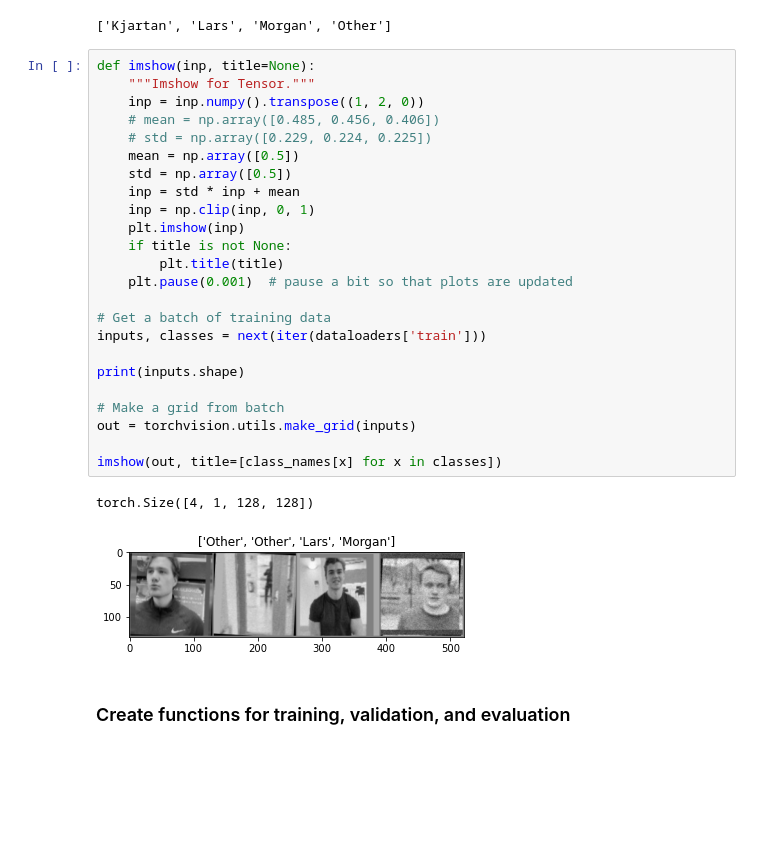
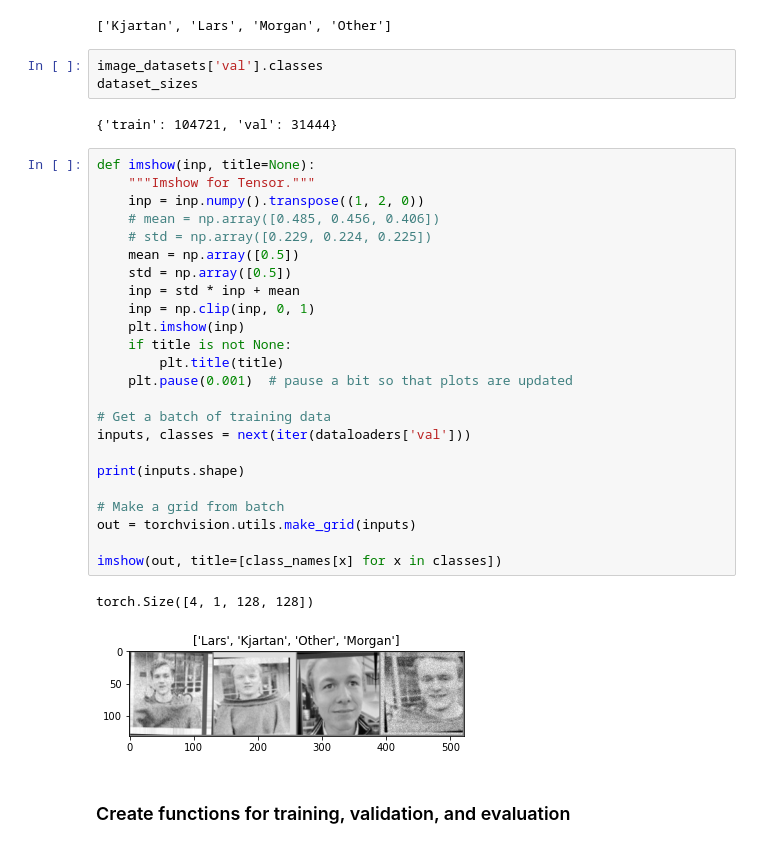
Before and after one commit to Neuralwood-Net/face-recognizer-9000, a Jupyter notebook: notebooks/train-v11_11.ipynb, the cells around one changed output. Cells and saved outputs as stored; diff of their text form; blank space fills up the shorter version.

```diff
--- a/notebooks/train-v11_11.ipynb
+++ b/notebooks/train-v11_11.ipynb
@@ -112,33 +112,38 @@ class_names = image_datasets['train'].classes
 class_names
 # %% [output]
 ['Kjartan', 'Lars', 'Morgan', 'Other']
+# %%
+image_datasets['val'].classes
+dataset_sizes
+# %% [output]
+{'train': 104721, 'val': 31444}
 # %%
 def imshow(inp, title=None):
     """Imshow for Tensor."""
     inp = inp.numpy().transpose((1, 2, 0))
     # mean = np.array([0.485, 0.456, 0.406])
     # std = np.array([0.229, 0.224, 0.225])
     mean = np.array([0.5])
     std = np.array([0.5])
     inp = std * inp + mean
     inp = np.clip(inp, 0, 1)
     plt.imshow(inp)
     if title is not None:
         plt.title(title)
     plt.pause(0.001)  # pause a bit so that plots are updated
 
 # Get a batch of training data
-inputs, classes = next(iter(dataloaders['train']))
+inputs, classes = next(iter(dataloaders['val']))
 
 print(inputs.shape)
 
 # Make a grid from batch
 out = torchvision.utils.make_grid(inputs)
 
 imshow(out, title=[class_names[x] for x in classes])
 # %% [output]
 torch.Size([4, 1, 128, 128])
-[figure, old version]
+[figure, new version]
 # %% [markdown]
 ### Create functions for training, validation, and evaluation
 # %%
```
Also changed, not shown: parts of 5 cells of this notebook.
